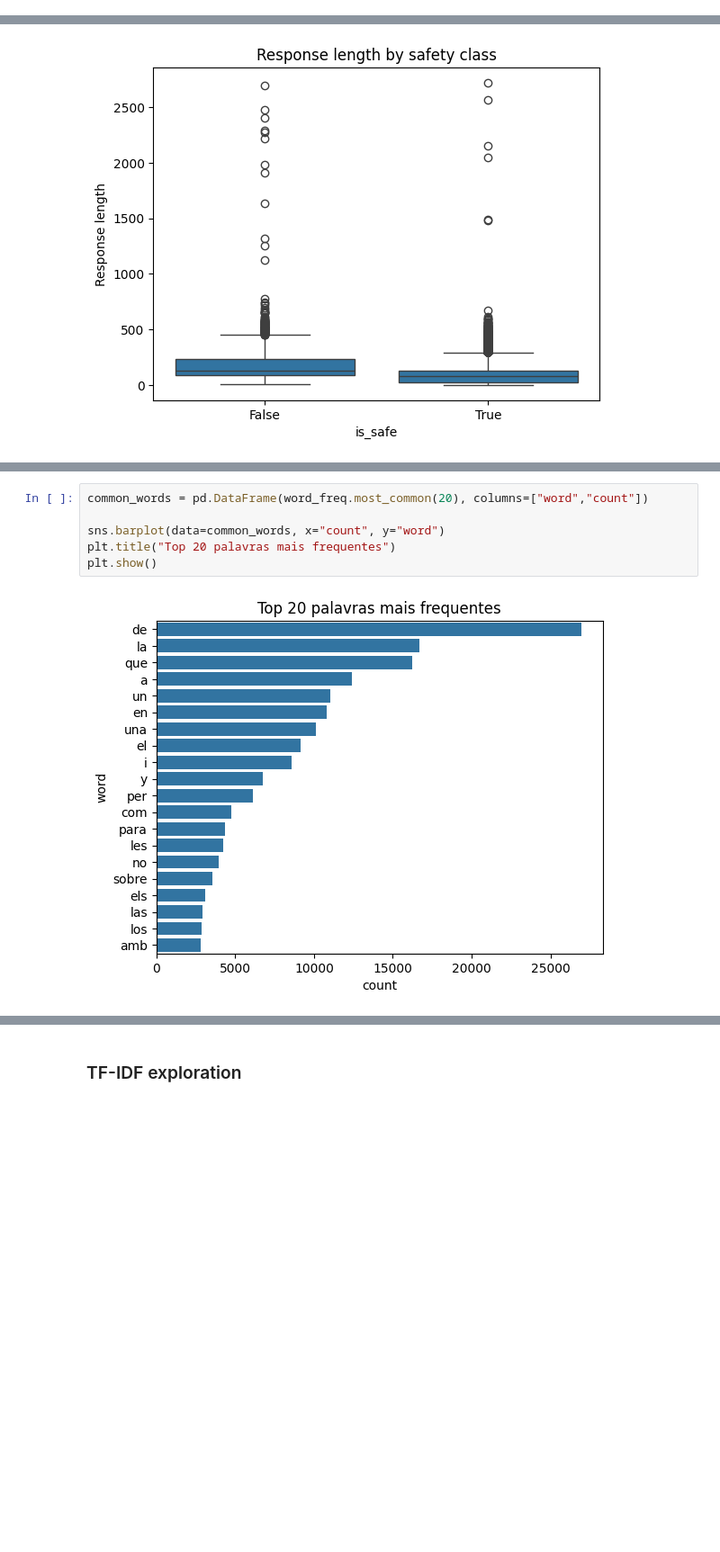
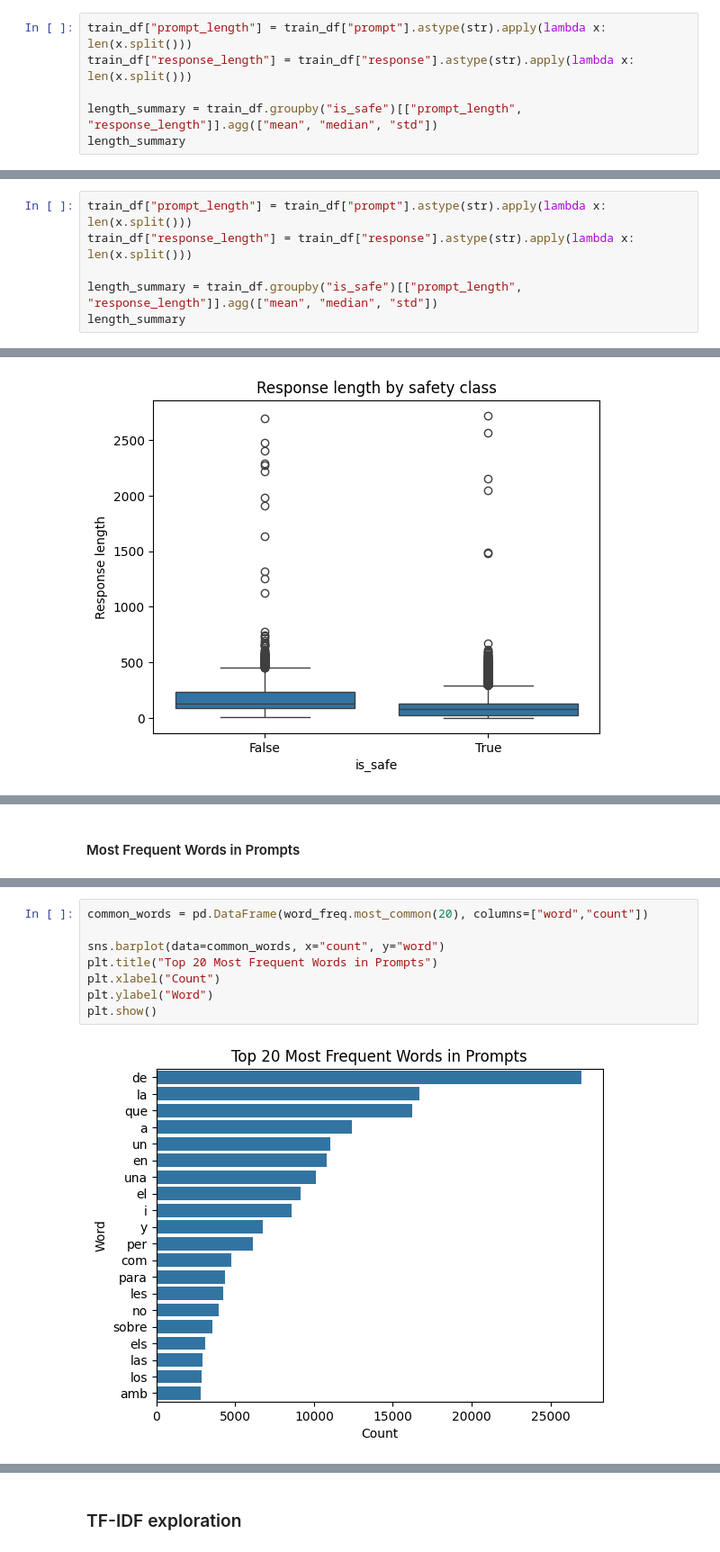
Before and after one commit to carolinapires03/NLP-project1, a Jupyter notebook: notebooks/01-EDA.ipynb, the cells around one changed output, grey strips where cells are left out. Shown at 90% size. Cells and saved outputs as stored; diff of their text form; blank space fills up the shorter version.

```diff
--- a/notebooks/01-EDA.ipynb
+++ b/notebooks/01-EDA.ipynb
@@ -155,0 +216,6 @@ plt.show()
+# %%
+train_df["prompt_length"] = train_df["prompt"].astype(str).apply(lambda x: len(x.split()))
+train_df["response_length"] = train_df["response"].astype(str).apply(lambda x: len(x.split()))
+
+length_summary = train_df.groupby("is_safe")[["prompt_length", "response_length"]].agg(["mean", "median", "std"])
+length_summary
@@ -155,0 +230,6 @@ plt.show()
+# %%
+train_df["prompt_length"] = train_df["prompt"].astype(str).apply(lambda x: len(x.split()))
+train_df["response_length"] = train_df["response"].astype(str).apply(lambda x: len(x.split()))
+
+length_summary = train_df.groupby("is_safe")[["prompt_length", "response_length"]].agg(["mean", "median", "std"])
+length_summary
@@ -218,3 +360,5 @@ plt.show()
+# %% [markdown]
+#### Most Frequent Words in Prompts
 # %%
 all_words = " ".join(train_df["prompt"]).lower().split()
 word_freq = Counter(all_words)
@@ -244,8 +388,10 @@ word_freq.most_common(20)
 # %%
 common_words = pd.DataFrame(word_freq.most_common(20), columns=["word","count"])
 
 sns.barplot(data=common_words, x="count", y="word")
-plt.title("Top 20 palavras mais frequentes")
+plt.title("Top 20 Most Frequent Words in Prompts")
+plt.xlabel("Count")
+plt.ylabel("Word")
 plt.show()
 # %% [output]
-[figure, old version]
+[figure, new version]
```
Also changed, not shown: parts of 45 cells of this notebook.
